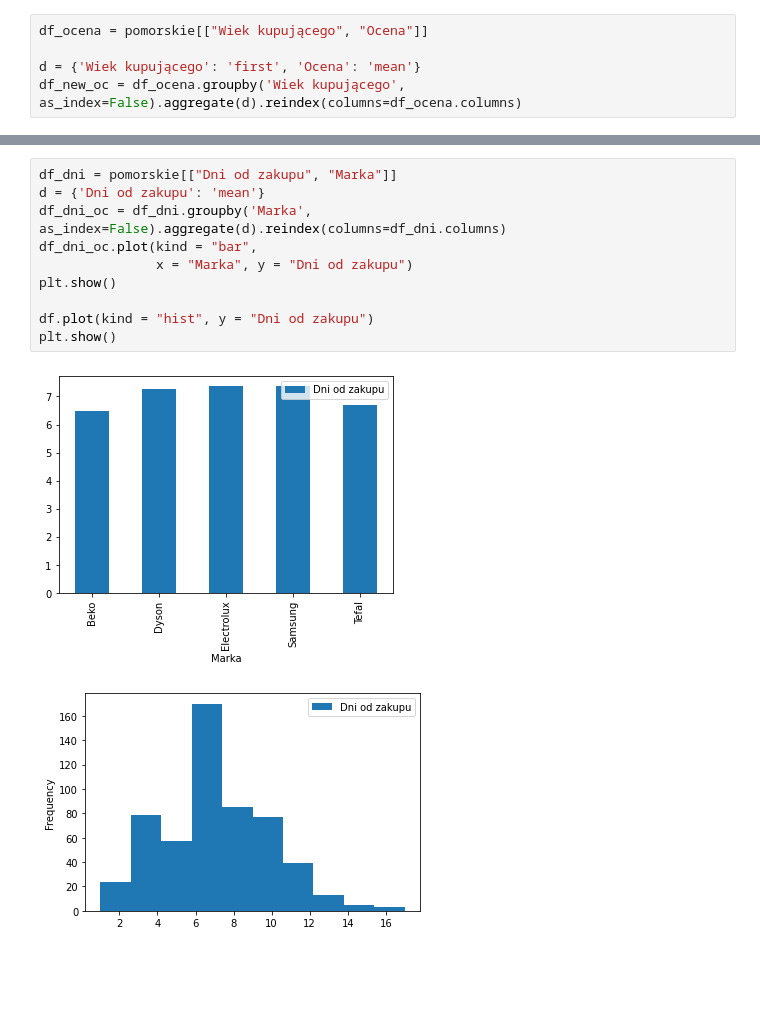
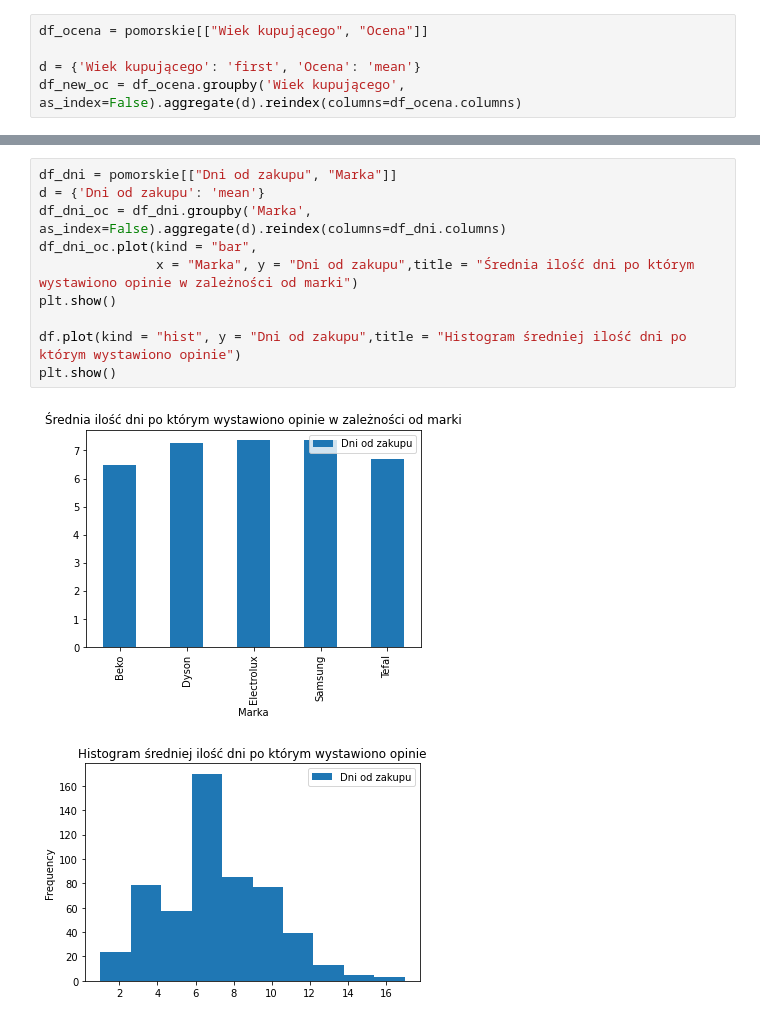
Before and after one commit to Pmamos/Analiza_i_bazy_Piotr_Mamos, a Jupyter notebook: lab6/laboratorium-eda-Pmamos/CommandFiles/lab6.ipynb, the cells around one changed output, grey strips where cells are left out. Drawn from its saved outputs; the diff is of its cells as text; blank space fills up the shorter version.

```diff
--- a/lab6/laboratorium-eda-Pmamos/CommandFiles/lab6.ipynb
+++ b/lab6/laboratorium-eda-Pmamos/CommandFiles/lab6.ipynb
@@ -91,13 +99,13 @@ See the caveats in the documentation: https://pandas.pydata.org/pandas-docs/stab
 # %%
 df_dni = pomorskie[["Dni od zakupu", "Marka"]]
 d = {'Dni od zakupu': 'mean'}
 df_dni_oc = df_dni.groupby('Marka', as_index=False).aggregate(d).reindex(columns=df_dni.columns)
 df_dni_oc.plot(kind = "bar",
-               x = "Marka", y = "Dni od zakupu")
+               x = "Marka", y = "Dni od zakupu",title = "Średnia ilość dni po którym wystawiono opinie w zależności od marki")
 plt.show()
 
-df.plot(kind = "hist", y = "Dni od zakupu")
+df.plot(kind = "hist", y = "Dni od zakupu",title = "Histogram średniej ilość dni po którym wystawiono opinie")
 plt.show()
 # %% [output]
-[figure, old version]
+[figure, new version]
-[figure, old version]
+[figure, new version]
```
Also changed, not shown: parts of 5 cells of this notebook.
